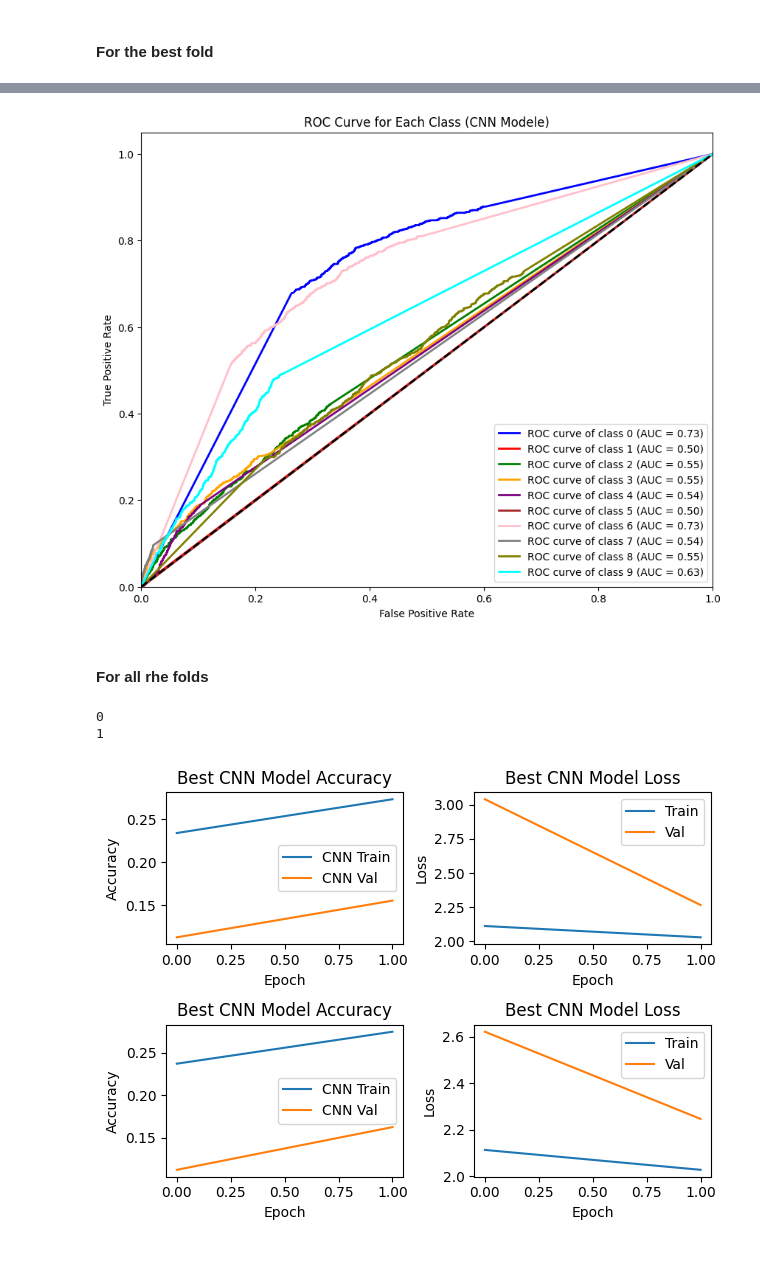
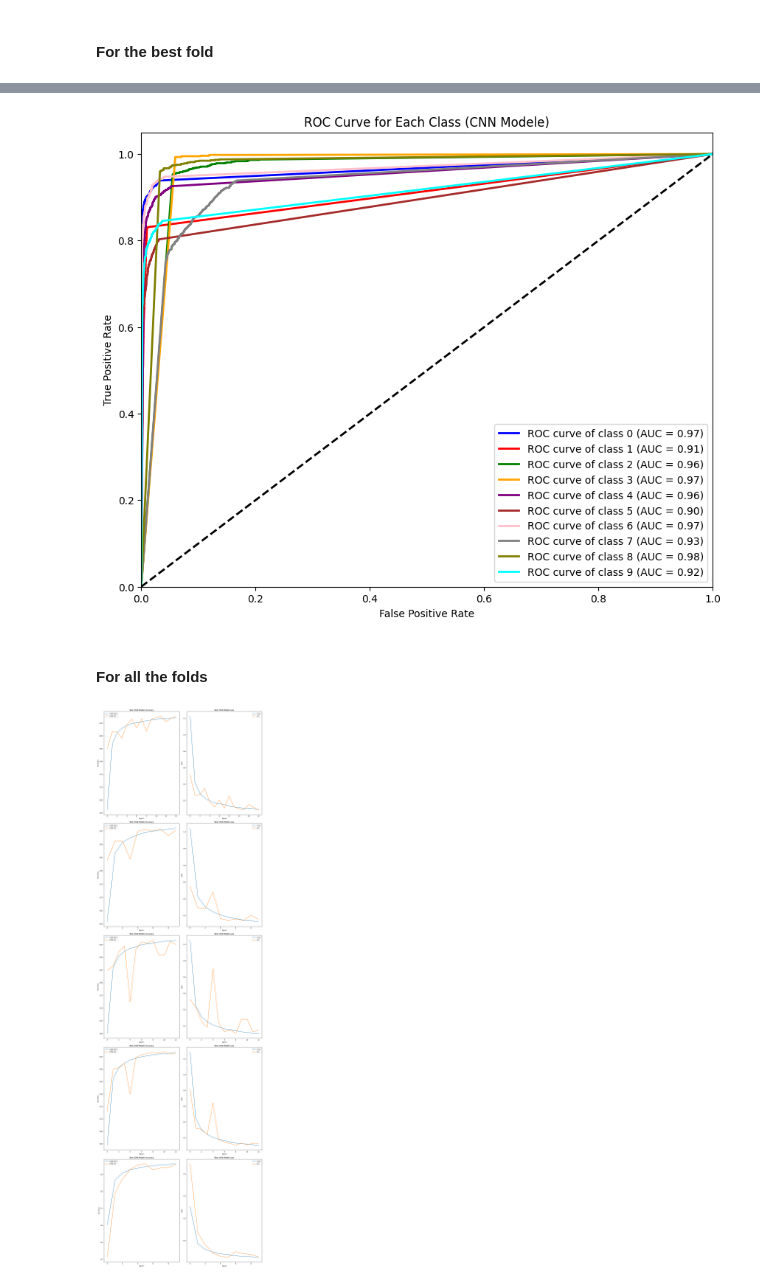
Before and after one commit to HugoBrtn/2-Projets_courts, a Jupyter notebook: Projet1-Images_chiffres/Images_chiffres_CNN.ipynb, the cells around one changed output, grey strips where cells are left out. Drawn from its saved outputs; the diff is of its cells as text; code cells hidden in the pictures; blank space fills up the shorter version.

```diff
--- a/Projet1-Images_chiffres/Images_chiffres_CNN.ipynb
+++ b/Projet1-Images_chiffres/Images_chiffres_CNN.ipynb
@@ -118,9 +116,9 @@ plt.show()
 ### Parameters
 # %%
 # Parameters
-epochs_cnn = 2#10
-batch_size_cnn = 100
-k_folds = 2 #5
+epochs_cnn = 15
+batch_size_cnn = 64
+k_folds = 5
 learning_rate_cnn = 0.001
 metric_cnn = ["accuracy"]  #"SparseCategoricalAccuracy"
 monitor_callback_cnn = "val_loss"
@@ -145,27 +146,27 @@ def create_cnn_model():
     cnn_model = Sequential([
         Conv2D(32, (3, 3), activation='relu', padding='same', input_shape=(28,28,1)),
         BatchNormalization(),
-        # Conv2D(32, (3, 3), activation='relu', padding='same'),
-        # BatchNormalization(),
-        # MaxPooling2D((2, 2)),
-        # Dropout(0.25),
+        Conv2D(32, (3, 3), activation='relu', padding='same'),
+        BatchNormalization(),
+        MaxPooling2D((2, 2)),
+        Dropout(0.25),
 
-        # Conv2D(64, (3, 3), activation='relu', padding='same'),
-        # BatchNormalization(),
-        # Conv2D(64, (3, 3), activation='relu', padding='same'),
-        # BatchNormalization(),
-        # MaxPooling2D((2, 2)),
-        # Dropout(0.25),
+        Conv2D(64, (3, 3), activation='relu', padding='same'),
+        BatchNormalization(),
+        Conv2D(64, (3, 3), activation='relu', padding='same'),
+        BatchNormalization(),
+        MaxPooling2D((2, 2)),
+        Dropout(0.25),
 
-        # Conv2D(128, (3, 3), activation='relu', padding='same'),
-        # BatchNormalization(),
-        # MaxPooling2D((2, 2)),
-        # Dropout(0.25),
+        Conv2D(128, (3, 3), activation='relu', padding='same'),
+        BatchNormalization(),
+        MaxPooling2D((2, 2)),
+        Dropout(0.25),
 
         Flatten(),
-        # Dense(256, activation='relu'),
-        # BatchNormalization(),
-        # Dropout(0.5),
+        Dense(256, activation='relu'),
+        BatchNormalization(),
+        Dropout(0.5),
 
         Dense(10, activation='softmax')
         ])
@@ -414,34 +431,33 @@ plt.title('ROC Curve for Each Class (CNN Modele)')
 plt.legend(loc="lower right")
 plt.show()
 # %% [output]
-[figure, old version]
+[figure, new version]
 # %% [markdown]
-#### For all rhe folds
+#### For all the folds
 # %%
+plt.figure(figsize=(15, 10*k_folds))
 for fold in range (k_folds) :
     cnn_model = best_histories[fold][3]
     # Accuracy
     plt.subplot(k_folds, 2, 2*fold+1)
     plt.plot(cnn_model.history["accuracy"], label='CNN Train')
     plt.plot(cnn_model.history['val_' + "accuracy"], label='CNN Val')
     plt.title('Best CNN Model Accuracy')
     plt.ylabel('Accuracy')
     plt.xlabel('Epoch')
     plt.legend()
 
     # Loss
     plt.subplot(k_folds, 2, 2*fold+2)
     plt.plot(cnn_model.history['loss'], label='Train')
     plt.plot(cnn_model.history['val_loss'], label='Val')
     plt.title('Best CNN Model Loss')
     plt.ylabel('Loss')
     plt.xlabel('Epoch')
     plt.legend()
 
     plt.tight_layout()
 plt.show()
 # %% [output]
-0
-1
-[figure, old version]
+[figure, new version]
 # %%
```
Also changed, not shown: parts of 9 cells of this notebook, 6 other files.
